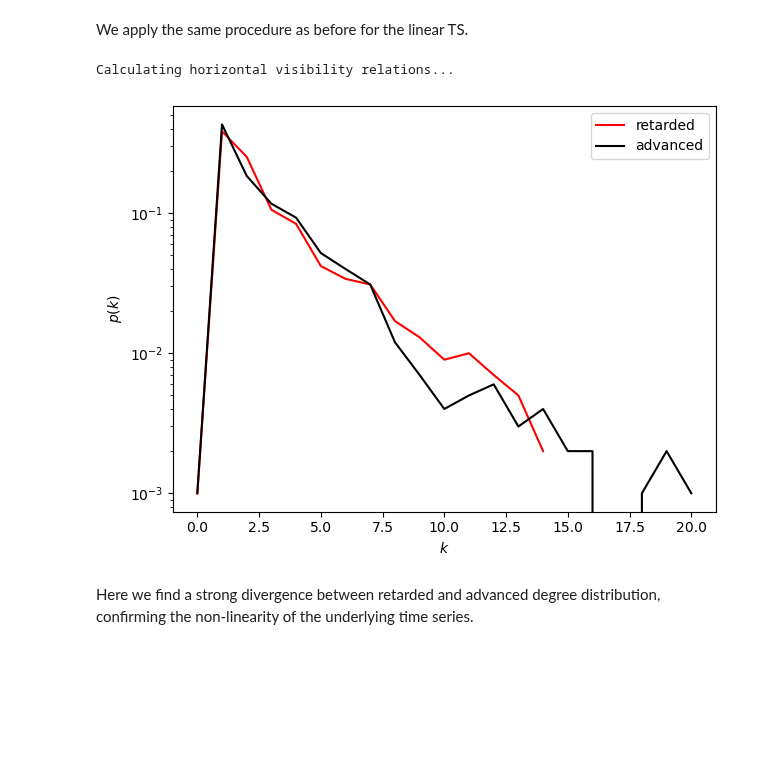
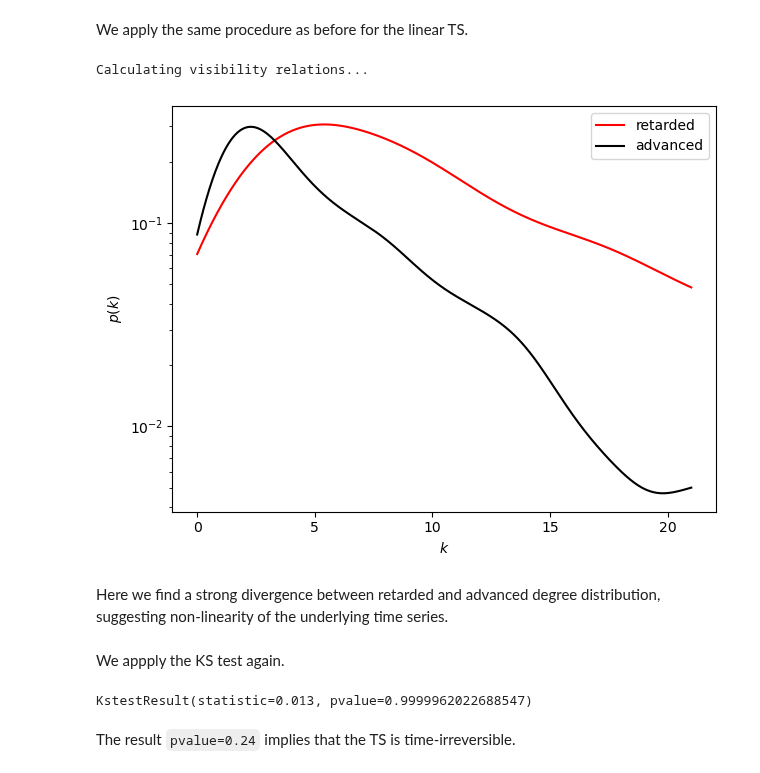
Before and after one commit to pik-copan/pyunicorn, a Jupyter notebook: notebooks/tutorial_VisibilityGraphs.ipynb, the cells around one changed output. Drawn from its saved outputs; the diff is of its cells as text; code cells hidden in the pictures; blank space fills up the shorter version.

Commit message:
Add KS test to notebook

```diff
--- a/notebooks/tutorial_VisibilityGraphs.ipynb
+++ b/notebooks/tutorial_VisibilityGraphs.ipynb
@@ -175,10 +173,9 @@ for i in range(int(max(k_a))):
 Now we plot $p(k_v^r)$ against $k_v^r$ in red and $p(k_v^a)$ against $k_v^a$ in black and compare both visiually.
 # %%
 fig = plt.figure()
-x_d = np.arange(0, max(k_r))
-ax = plt.plot(x_d, p_r, color="red", label="retarded")
-x_a = np.arange(0, max(k_a))
-ax = plt.plot(x_a, p_a, color="black", label="advanced")
+x = np.linspace(0, max(max(k_r), max(k_a)), 1000)
+ax = plt.plot(x, gkde_r.evaluate(x), color="red", label="retarded")
+ax = plt.plot(x, gkde_a.evaluate(x), color="black", label="advanced")
 ax = plt.xlabel("$k$")
 ax = plt.ylabel("$p(k)$")
 ax = plt.legend()
@@ -225,35 +231,31 @@ ax = plt.ylabel("$x_n$")
 # %% [markdown]
 We apply the same procedure as before for the linear TS.
 # %%
-HVG2 = VisibilityGraph(time_series, horizontal=True)
-k_r = VG.retarded_degree()
-k_a = VG.advanced_degree()
-p_r = []
-for i in range(int(max(k_r))): # go through array until highest degree
-    n = 0
-    for k in k_r:
-        if i == k:
-            n+=1 # count how often degree is found
-    p_r.append(n/T) # get probability
-p_a = []
-for i in range(int(max(k_a))):
-    n = 0
-    for k in k_a:
-        if i == k:
-            n+=1
-    p_a.append(n/T)
+VG2 = VisibilityGraph(time_series)
+k_r = VG2.retarded_degree()
+k_a = VG2.advanced_degree()
+gkde_r = gaussian_kde(k_r)
+gkde_a = gaussian_kde(k_a)
+
 fig = plt.figure()
-x_d = np.arange(0, max(k_r))
-ax = plt.plot(x_d, p_r, color="red", label="retarded")
-x_a = np.arange(0, max(k_a))
-ax = plt.plot(x_a, p_a, color="black", label="advanced")
+x = np.linspace(0, max(max(k_r),max(k_a)), 1000)
+ax = plt.plot(x, gkde_r.evaluate(x_r), color="red", label="retarded")
+ax = plt.plot(x, gkde_a.evaluate(x_a), color="black", label="advanced")
 ax = plt.xlabel("$k$")
 ax = plt.ylabel("$p(k)$")
 ax = plt.legend()
 ax = plt.yscale("log")
 fig.tight_layout()
 # %% [output]
-Calculating horizontal visibility relations...
+Calculating visibility relations...
-[figure, old version]
+[figure, new version]
 # %% [markdown]
-Here we find a strong divergence between retarded and advanced degree distribution, confirming the non-linearity of the underlying time series.
+Here we find a strong divergence between retarded and advanced degree distribution, suggesting non-linearity of the underlying time series.
+# %% [markdown]
+We appply the KS test again.
+# %%
+ks(k_r, k_a)
+# %% [output]
+KstestResult(statistic=0.013, pvalue=0.9999962022688547)
+# %% [markdown]
+The result `pvalue=0.24` implies that the TS is time-irreversible.
```
Also changed, not shown: parts of 17 cells of this notebook.
